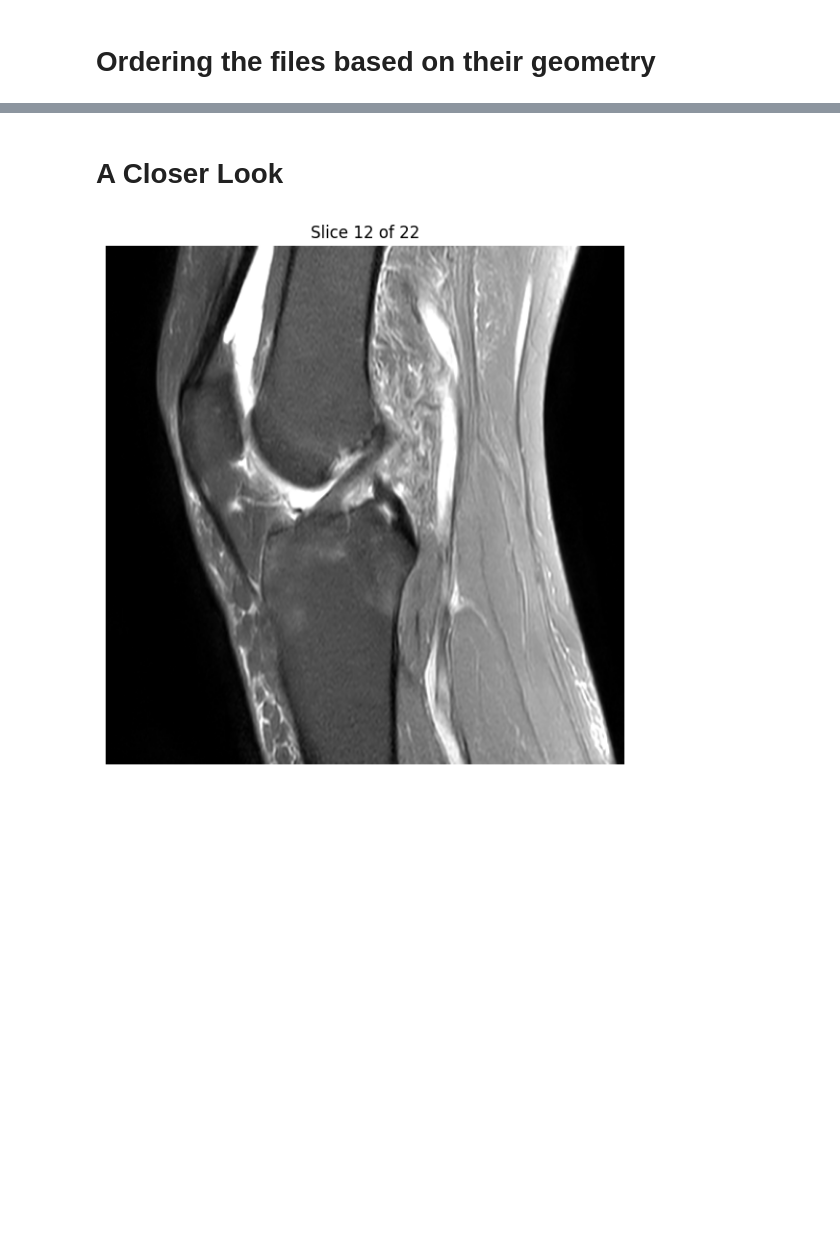
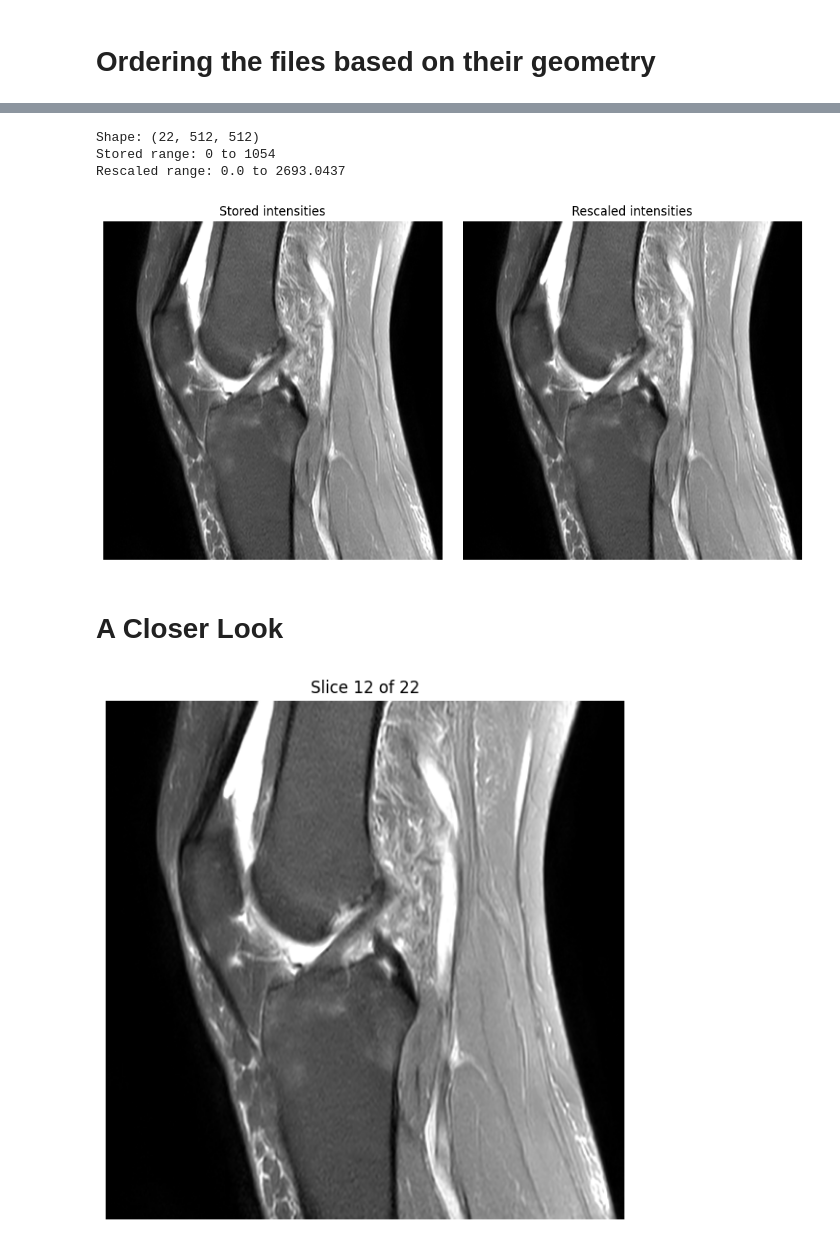
Before and after one commit to Z-bros/RSNA-Knee-Abnormality, a Jupyter notebook: 03-mri-visualizaton.ipynb, the cells around one changed output, grey strips where cells are left out. Drawn from its saved outputs; the diff is of its cells as text; code cells hidden in the pictures; blank space fills up the shorter version.

```diff
--- a/03-mri-visualizaton.ipynb
+++ b/03-mri-visualizaton.ipynb
@@ -87,3 +52,56 @@ Volume shape: (22, 512, 512)
+# %%
+from pydicom.pixels import apply_modality_lut
+
+stored_slices = []
+rescaled_slices = []
+
+for path in ordered_files:
+    ds = pydicom.dcmread(path)
+
+    stored = ds.pixel_array
+    rescaled = apply_modality_lut(stored, ds)
+
+    stored_slices.append(stored)
+    rescaled_slices.append(rescaled.astype(np.float32))
+
+volume_stored = np.stack(stored_slices)
+volume_rescaled = np.stack(rescaled_slices)
+
+# Subsequent plots use the rescaled values.
+volume = volume_rescaled
+
+print("Shape:", volume.shape)
+print("Stored range:", volume_stored.min(), "to", volume_stored.max())
+print("Rescaled range:", volume_rescaled.min(), "to", volume_rescaled.max())
+# %% [output]
+Shape: (22, 512, 512)
+Stored range: 0 to 1054
+Rescaled range: 0.0 to 2693.0437
+# %%
+middle = len(volume) // 2
+
+fig, axes = plt.subplots(1, 2, figsize=(10, 5))
+
+for ax, data, title in zip(
+    axes,
+    [volume_stored, volume_rescaled],
+    ["Stored intensities", "Rescaled intensities"],
+):
+    low, high = np.percentile(data, [1, 99])
+
+    ax.imshow(
+        data[middle],
+        cmap="gray",
+        vmin=low,
+        vmax=high,
+    )
+    ax.set_title(title)
+    ax.axis("off")
+
+plt.tight_layout()
+plt.show()
+# %% [output]
+[figure, added]
 # %% [markdown]
 # A Closer Look
 # %%
```
Also changed, not shown: parts of 6 cells of this notebook.
